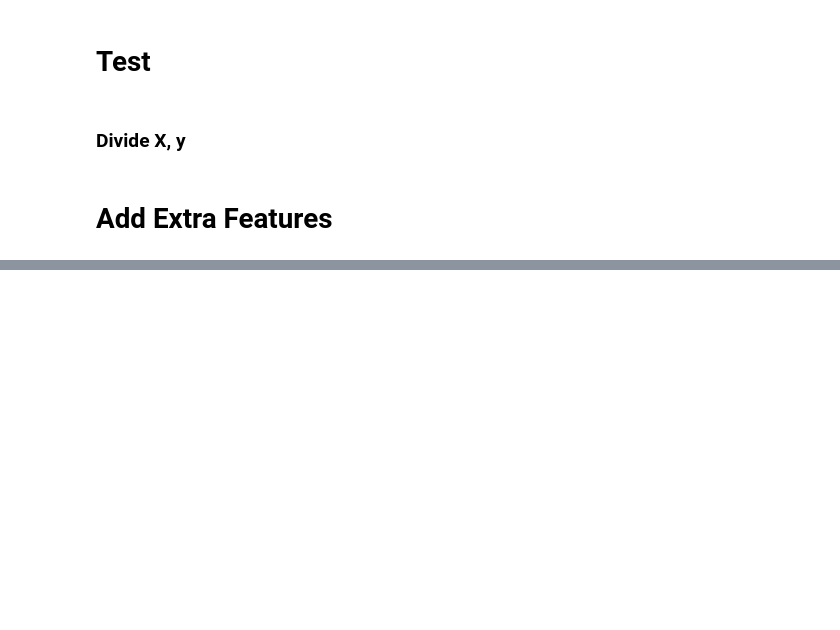
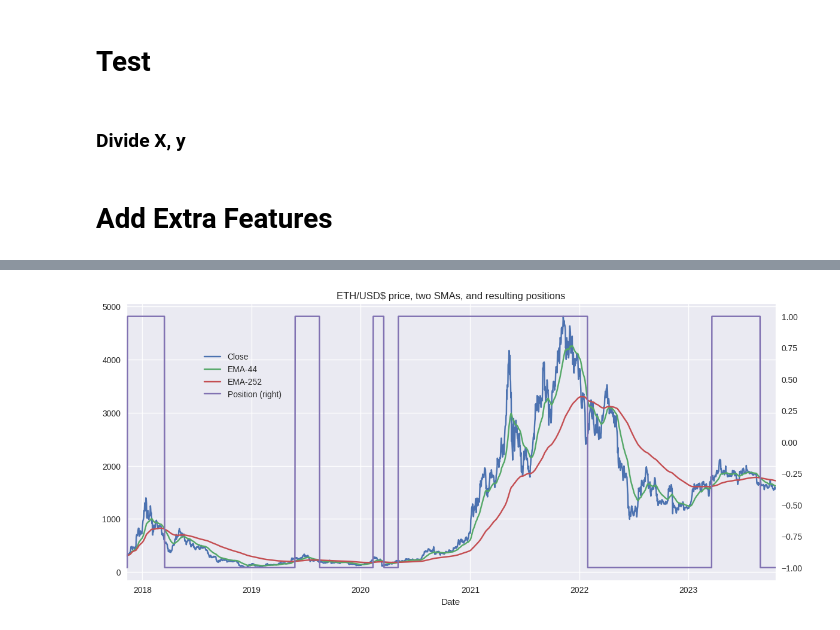
Before and after one commit to mr-robot77/Quera_G11-Project2, a Jupyter notebook: Problem 3/prediction.ipynb, the cells around one changed output, grey strips where cells are left out. Drawn from its saved outputs; the diff is of its cells as text; code cells hidden in the pictures; blank space fills up the shorter version.

```diff
--- a/Problem 3/prediction.ipynb
+++ b/Problem 3/prediction.ipynb
@@ -1877,0 +1484,21 @@ Please replace it with one of the following more specific types
+# %%
+# Generate trading signals
+df_eth_filtered['Position'] = np.where(df_eth_filtered['EMA-44'] > df_eth_filtered['EMA-252'], 1, -1)
+
+import matplotlib.pyplot as plt
+
+# Plot the results
+fig, ax = plt.subplots(figsize=(14, 6))
+df_eth_filtered.plot(ax=ax, secondary_y='Position')
+
+# Set the title and labels
+ax.set_title('ETH/USD$ price, two SMAs, and resulting positions')
+ax.set_xlabel('Date')
+
+# Adjust the legend position
+ax.get_legend().set_bbox_to_anchor((0.25, 0.85))
+
+# Show the plot
+plt.show()
+# %% [output]
+[figure, added]
```
Also changed, not shown: parts of 49 cells of this notebook.
